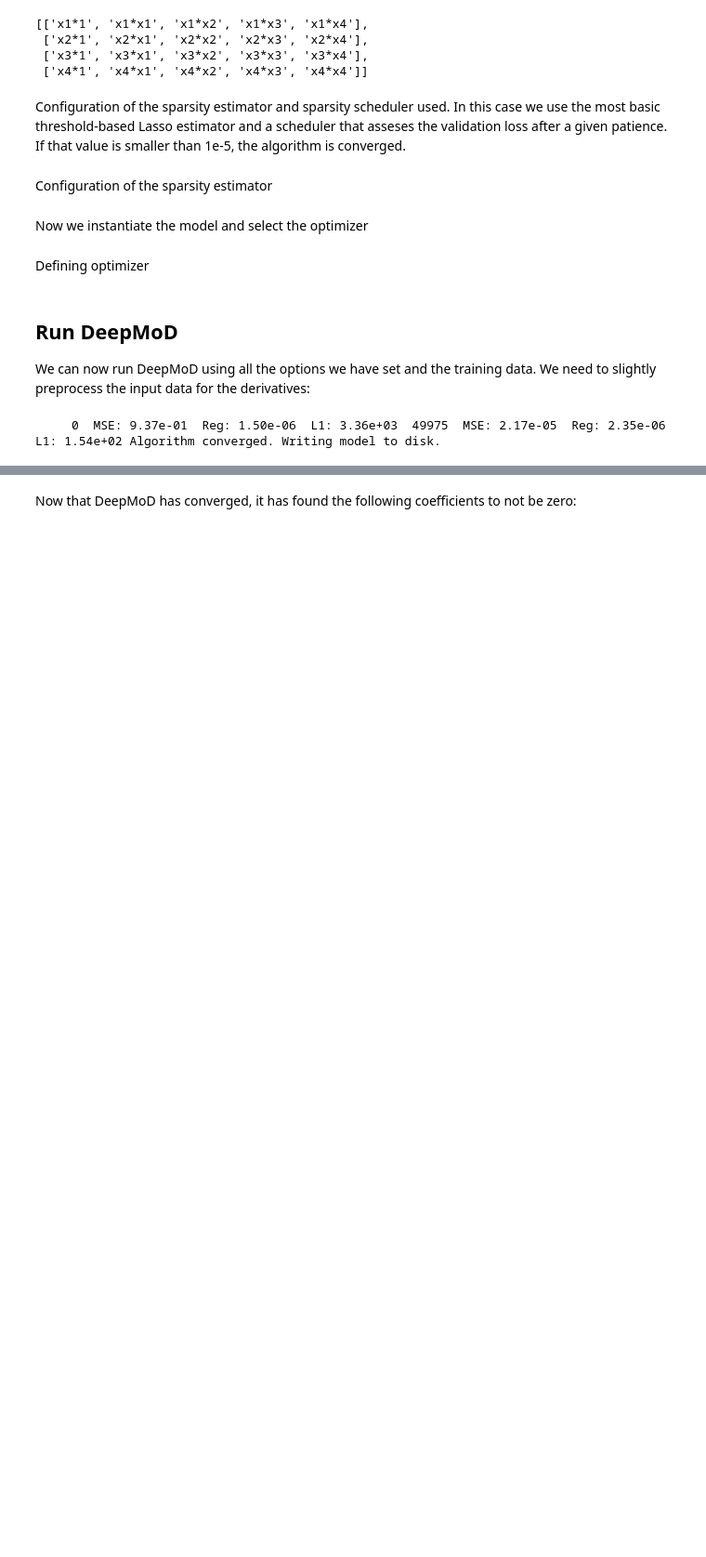
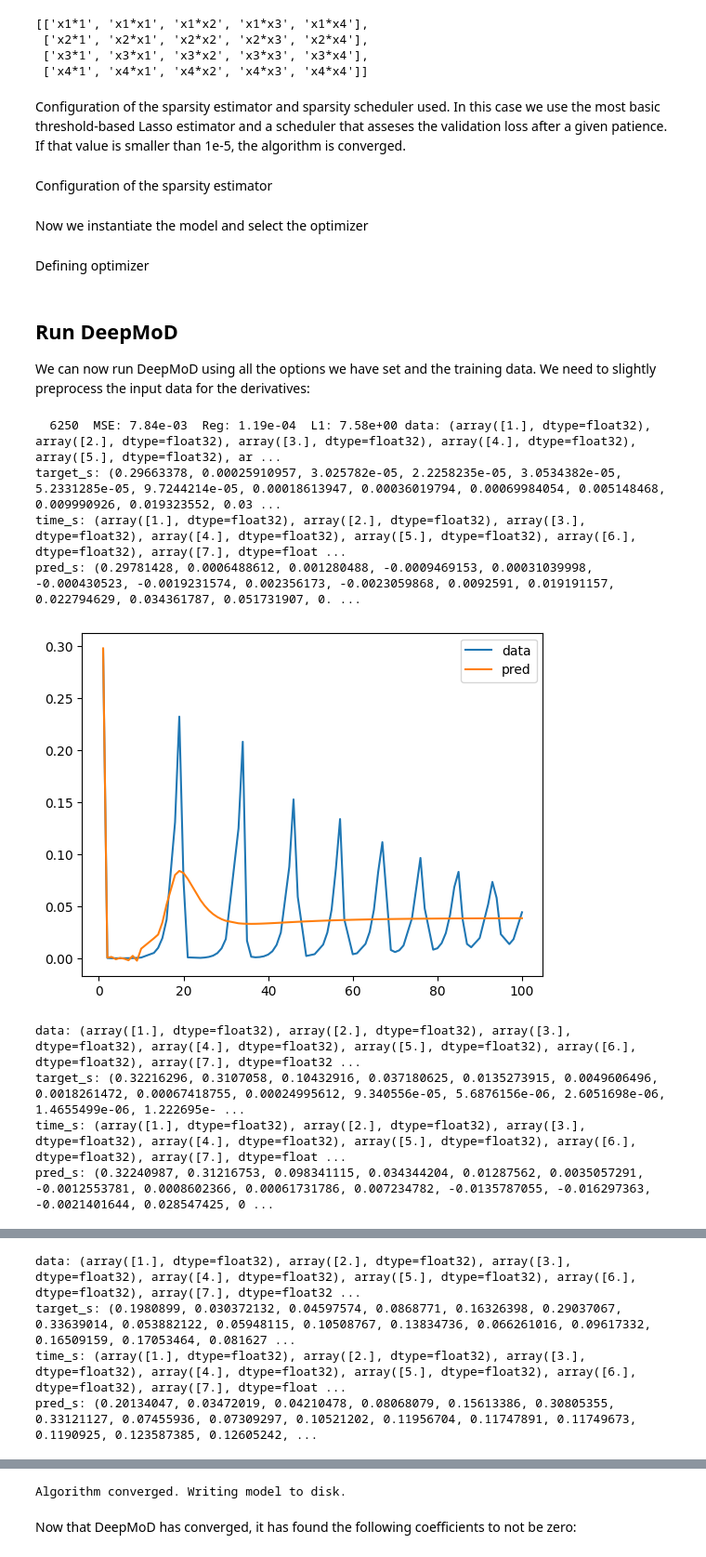
Before and after one commit to mariaproebstl/MScThesis, a Jupyter notebook: Python/DeePyMoD/own_ODE_Example_S4.ipynb, the cells around one changed output, grey strips where cells are left out. Shown at 93% size. Saved outputs shown, nothing was run; the diff lists cells and outputs as text; code cells hidden in the pictures; blank space fills up the shorter version.

```diff
--- a/Python/DeePyMoD/own_ODE_Example_S4.ipynb
+++ b/Python/DeePyMoD/own_ODE_Example_S4.ipynb
@@ -169,7 +181,7 @@ train_dataloader, test_dataloader = get_train_test_loader(dataset, train_test_sp
 
 Configuration of the function approximator: Here the first argument is the number of input and the last argument the number of output layers.
 # %%
-network = NN(1, [20, 20, 20, 20], n_species)
+network = NN(1, [60, 60, 60, 60], n_species)
 # %% [markdown]
 Configuration of the library function.
 # %%
@@ -194,7 +206,7 @@ library_values
 Configuration of the sparsity estimator and sparsity scheduler used. In this case we use the most basic threshold-based Lasso estimator and a scheduler that asseses the validation loss after a given patience. If that value is smaller than 1e-5, the algorithm is converged.
 # %%
 estimator = Threshold(0.1)
-sparsity_scheduler = TrainTestPeriodic(periodicity=50, patience=200, delta=1e-5)
+sparsity_scheduler = TrainTestPeriodic(periodicity=100, patience=200, delta=1e-5)
 # %% [markdown]
 Configuration of the sparsity estimator
 # %%
@@ -214,17 +226,26 @@ optimizer = torch.optim.Adam(
 
 We can now run DeepMoD using all the options we have set and the training data. We need to slightly preprocess the input data for the derivatives:
 # %%
-train(
+training_adapted.train(
+# train(
     model,
     train_dataloader,
     test_dataloader,
     optimizer,
     sparsity_scheduler,
     # log_dir='runs/coupled/',
     log_dir="/data/deepymod/ODE_S4/",
-    max_iterations=50000,
+    max_iterations=20000,
     delta=1e-3,
-    patience=100,
+    patience=100
 )
 # %% [output]
-     0  MSE: 9.37e-01  Reg: 1.50e-06  L1: 3.36e+03  49975  MSE: 2.17e-05  Reg: 2.35e-06  L1: 1.54e+02 Algorithm converged. Writing model to disk.
+  6250  MSE: 7.84e-03  Reg: 1.19e-04  L1: 7.58e+00 data: (array([1.], dtype=float32), array([2.], dtype=float32), array([3.], dtype=float32), array([4.], dtype=float32), array([5.], dtype=float32), ar ...
+target_s: (0.29663378, 0.00025910957, 3.025782e-05, 2.2258235e-05, 3.0534382e-05, 5.2331285e-05, 9.7244214e-05, 0.00018613947, 0.00036019794, 0.00069984054, 0.005148468, 0.009990926, 0.019323552, 0.03 ...
+time_s: (array([1.], dtype=float32), array([2.], dtype=float32), array([3.], dtype=float32), array([4.], dtype=float32), array([5.], dtype=float32), array([6.], dtype=float32), array([7.], dtype=float ...
+pred_s: (0.29781428, 0.0006488612, 0.001280488, -0.0009469153, 0.00031039998, -0.000430523, -0.0019231574, 0.002356173, -0.0023059868, 0.0092591, 0.019191157, 0.022794629, 0.034361787, 0.051731907, 0. ...
+[figure, added]
+data: (array([1.], dtype=float32), array([2.], dtype=float32), array([3.], dtype=float32), array([4.], dtype=float32), array([5.], dtype=float32), array([6.], dtype=float32), array([7.], dtype=float32 ...
+target_s: (0.32216296, 0.3107058, 0.10432916, 0.037180625, 0.0135273915, 0.0049606496, 0.0018261472, 0.00067418755, 0.00024995612, 9.340556e-05, 5.6876156e-06, 2.6051698e-06, 1.4655499e-06, 1.222695e- ...
+time_s: (array([1.], dtype=float32), array([2.], dtype=float32), array([3.], dtype=float32), array([4.], dtype=float32), array([5.], dtype=float32), array([6.], dtype=float32), array([7.], dtype=float ...
+pred_s: (0.32240987, 0.31216753, 0.098341115, 0.034344204, 0.01287562, 0.0035057291, -0.0012553781, 0.0008602366, 0.00061731786, 0.007234782, -0.0135787055, -0.016297363, -0.0021401644, 0.028547425, 0 ...
@@ -230,0 +253,4 @@ train(
+data: (array([1.], dtype=float32), array([2.], dtype=float32), array([3.], dtype=float32), array([4.], dtype=float32), array([5.], dtype=float32), array([6.], dtype=float32), array([7.], dtype=float32 ...
+target_s: (0.1980899, 0.030372132, 0.04597574, 0.0868771, 0.16326398, 0.29037067, 0.33639014, 0.053882122, 0.05948115, 0.10508767, 0.13834736, 0.066261016, 0.09617332, 0.16509159, 0.17053464, 0.081627 ...
+time_s: (array([1.], dtype=float32), array([2.], dtype=float32), array([3.], dtype=float32), array([4.], dtype=float32), array([5.], dtype=float32), array([6.], dtype=float32), array([7.], dtype=float ...
+pred_s: (0.20134047, 0.03472019, 0.04210478, 0.08068079, 0.15613386, 0.30805355, 0.33121127, 0.07455936, 0.07309297, 0.10521202, 0.11956704, 0.11747891, 0.11749673, 0.1190925, 0.123587385, 0.12605242, ...
@@ -231,3 +263,4 @@ train(
+Algorithm converged. Writing model to disk.
 # %% [markdown]
 Now that DeepMoD has converged, it has found the following coefficients to not be zero:
 # %%
```
Also changed, not shown: parts of 17 cells of this notebook, 1 other file.
